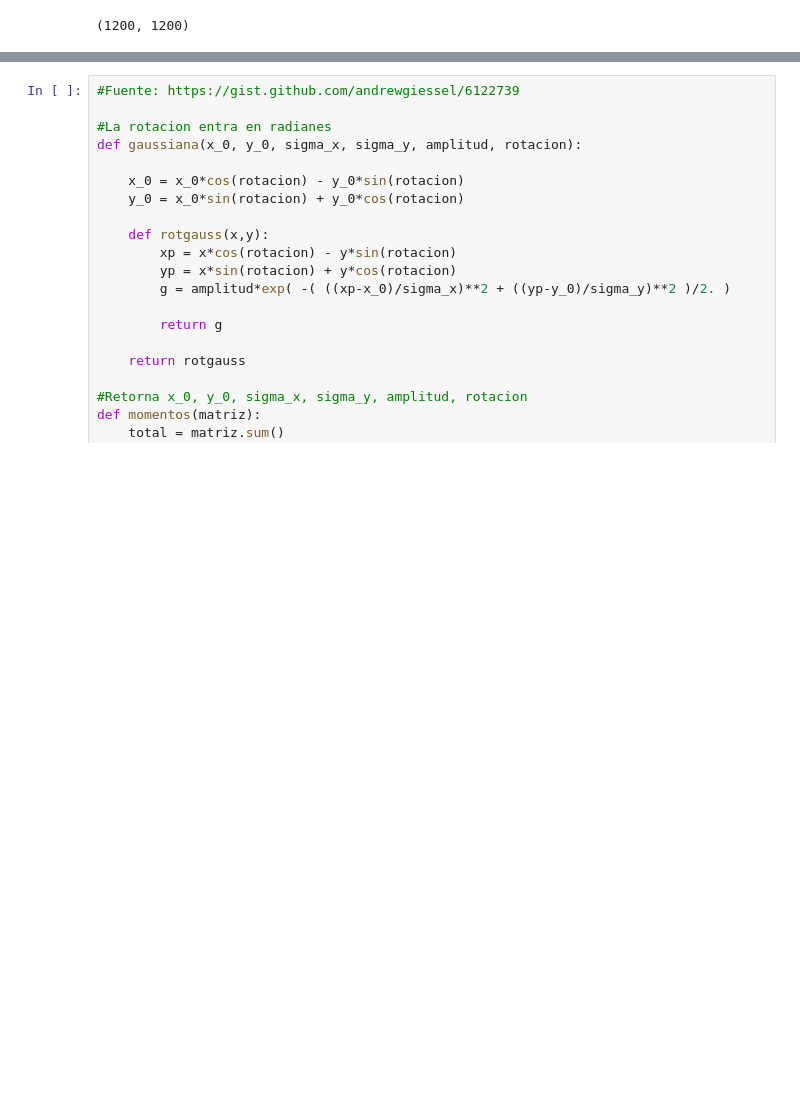
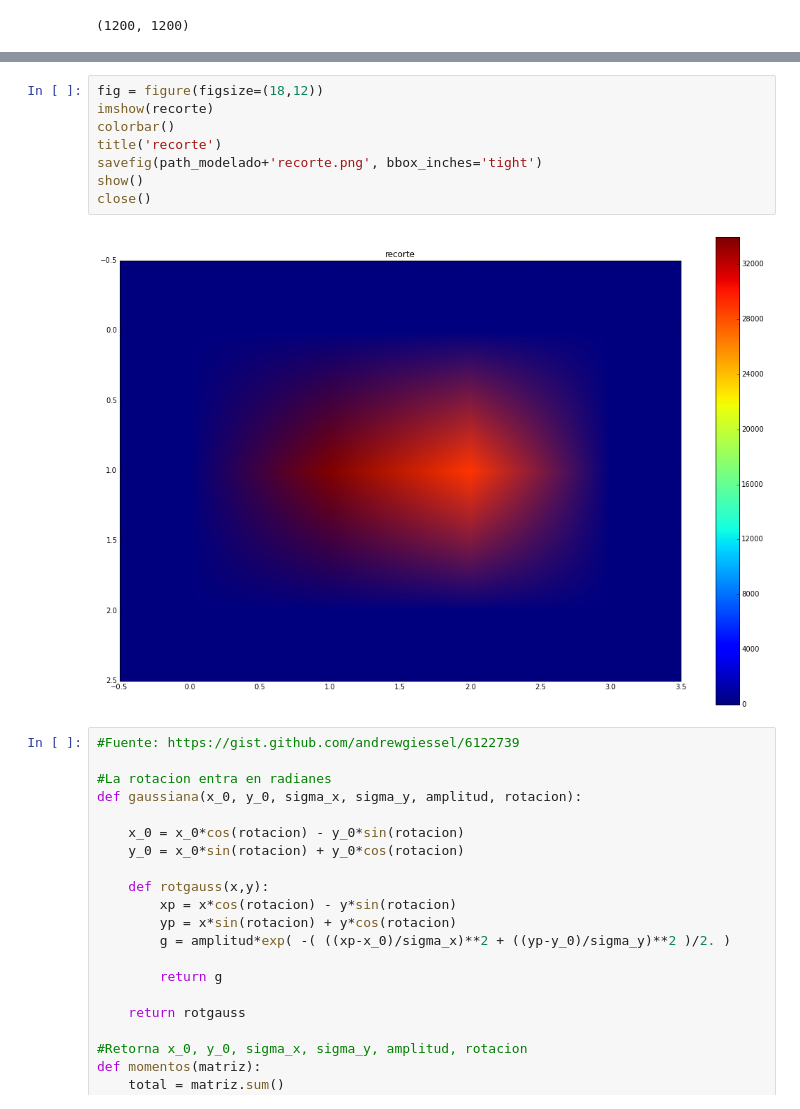
Before and after one commit to mariacamilaremolinagutierrez/MonitoriaInvestigacionLSST, a Jupyter notebook: ModeladoGaussiano.ipynb, the cells around one changed output, grey strips where cells are left out. Drawn from its saved outputs; the diff is of its cells as text; blank space fills up the shorter version.

```diff
--- a/ModeladoGaussiano.ipynb
+++ b/ModeladoGaussiano.ipynb
@@ -49,3 +68,13 @@ close()
+# %%
+fig = figure(figsize=(18,12))
+imshow(recorte)
+colorbar()
+title('recorte')
+savefig(path_modelado+'recorte.png', bbox_inches='tight')
+show()
+close()
+# %% [output]
+[figure, added]
 # %%
 #Fuente: https://gist.github.com/andrewgiessel/6122739
 
```
Also changed, not shown: parts of 23 cells of this notebook, 2 other files.
